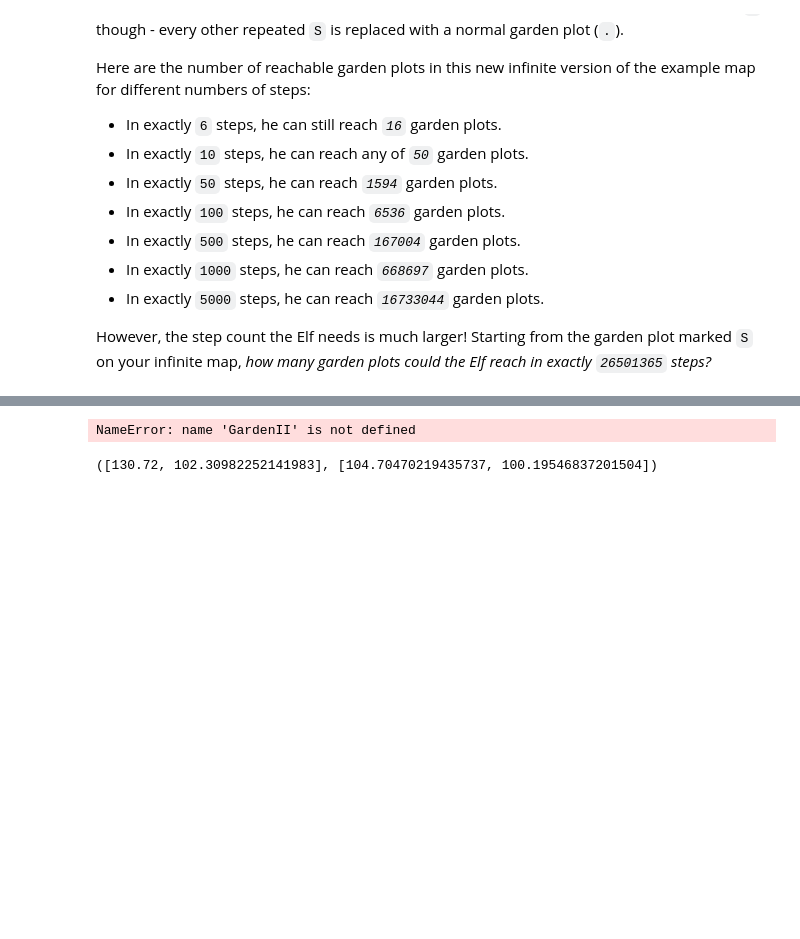
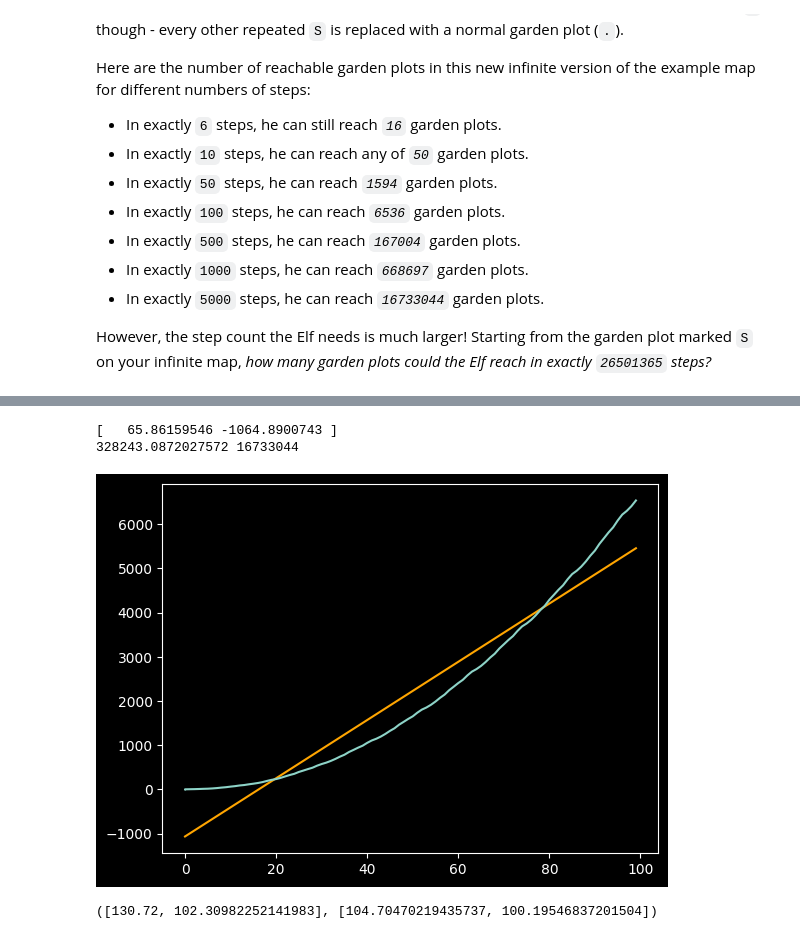
Before and after one commit to JanBergsma/advent-of-code-2023, a Jupyter notebook: 2023/src/day21.ipynb, the cells around one changed output, grey strips where cells are left out. Cells and saved outputs as stored; diff of their text form; code cells hidden in the pictures; blank space fills up the shorter version.

```diff
--- a/2023/src/day21.ipynb
+++ b/2023/src/day21.ipynb
@@ -330,23 +328,25 @@ NameError: name 'Garden' is not defined
 # %%
 import matplotlib.pyplot as plt
 import numpy as np
 
 g2 = GardenII(plot)
 queue = deque([g2.s])
-steps = [(0, 1)] + [(n, len(queue := g2.step(queue))) for n in range(600)]
+steps = [(0, 1)] + [(n, len(queue := g2.step(queue))) for n in range(100)]
 
 d = 1
 xs = np.array([x for x, _ in steps])
 ys = np.array([y for _, y in steps])
 trend = np.polyfit(xs, ys, d)
 trendpoly = np.polyval(trend, xs)
 plt.plot(xs, trendpoly, color="orange")
 plt.plot(xs, ys)
 print(trend)
 x = 5_000
 print(sum(v * x**i for i, v in enumerate(trend[::-1])), 16733044)
 # %% [output]
-NameError: name 'GardenII' is not defined
+[   65.86159546 -1064.8900743 ]
+328243.0872027572 16733044
+[figure, added]
 # %%
 import numpy as np
 from scipy.optimize import minimize
```
Also changed, not shown: parts of 3 cells of this notebook, 3 other files.
